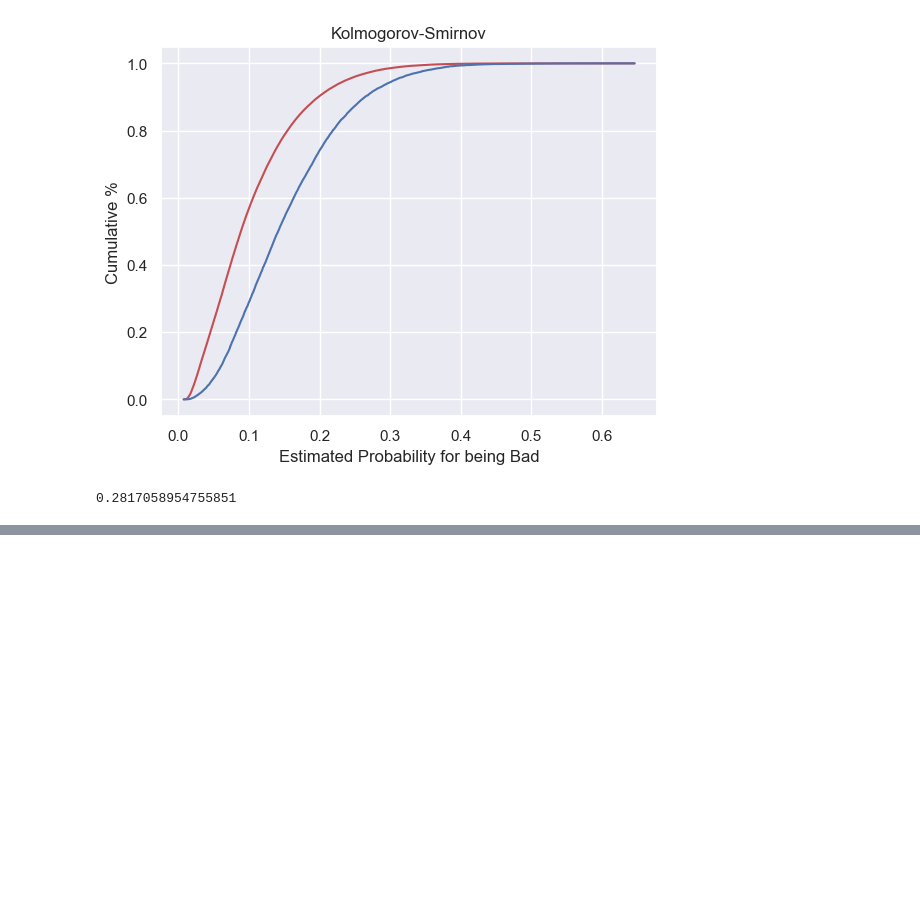
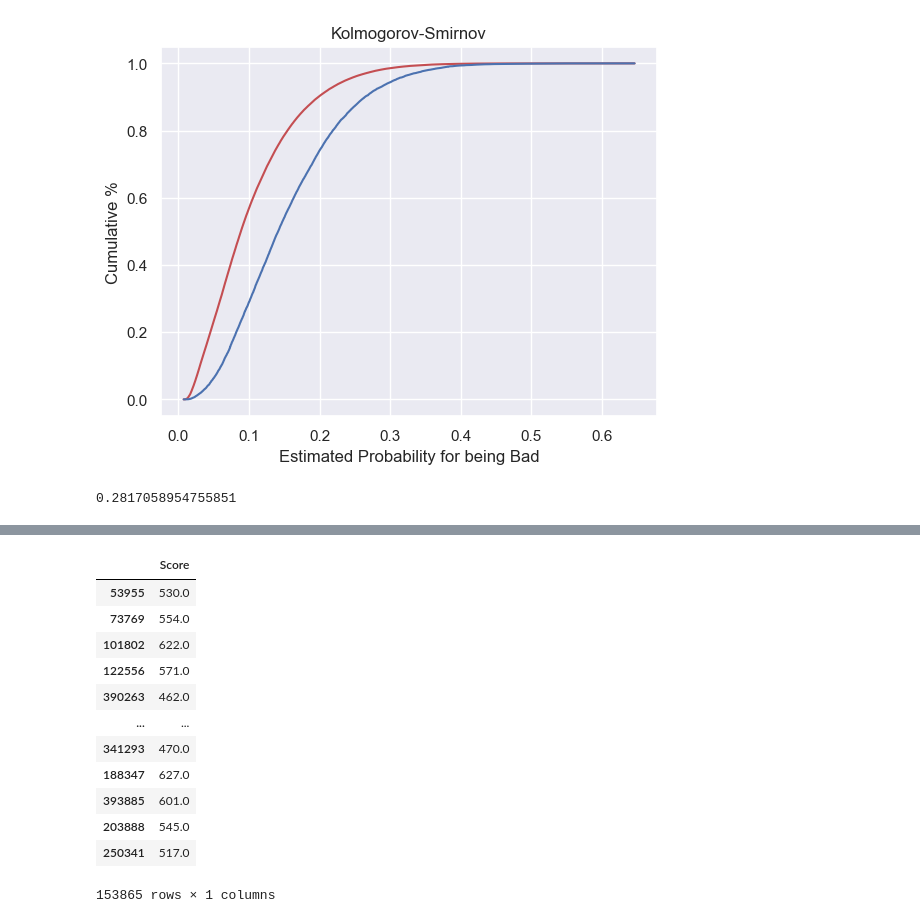
Before and after one commit to chingjie98/Retail-A-Score-credit-risk-model, a Jupyter notebook: Credit Risk Model.ipynb, the cells around one changed output, grey strips where cells are left out. Saved outputs shown, nothing was run; the diff lists cells and outputs as text; code cells hidden in the pictures; blank space fills up the shorter version.

```diff
--- a/Credit Risk Model.ipynb
+++ b/Credit Risk Model.ipynb
@@ -1067,0 +1152,21 @@ KS
+# %%
+values = df_scorecard.iloc[:79, -1]
+values = values.values.reshape(79,1)
+# %%
+scorecard_values = score_test_inputs.dot(values)
+scorecard_values = scorecard_values.rename(columns = {0 : 'Score'})
+scorecard_values
+# %% [output]
+|  | Score |
+| 53955 | 530.0 |
+| 73769 | 554.0 |
+| 101802 | 622.0 |
+| 122556 | 571.0 |
+| 390263 | 462.0 |
+| ... | ... |
+| 341293 | 470.0 |
+| 188347 | 627.0 |
+| 393885 | 601.0 |
+| 203888 | 545.0 |
+| 250341 | 517.0 |
+153865 rows × 1 columns
```
Also changed, not shown: parts of 16 cells of this notebook.
